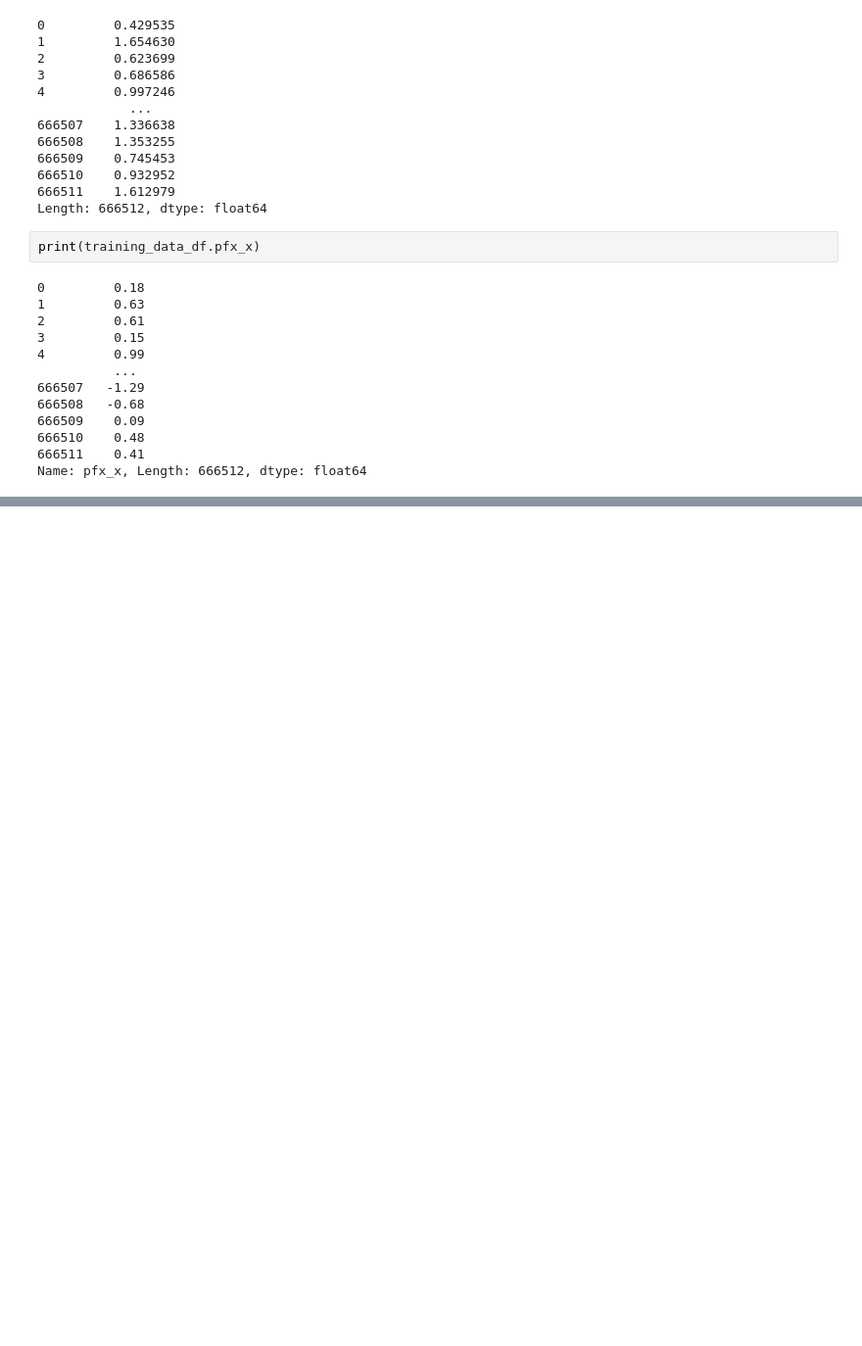
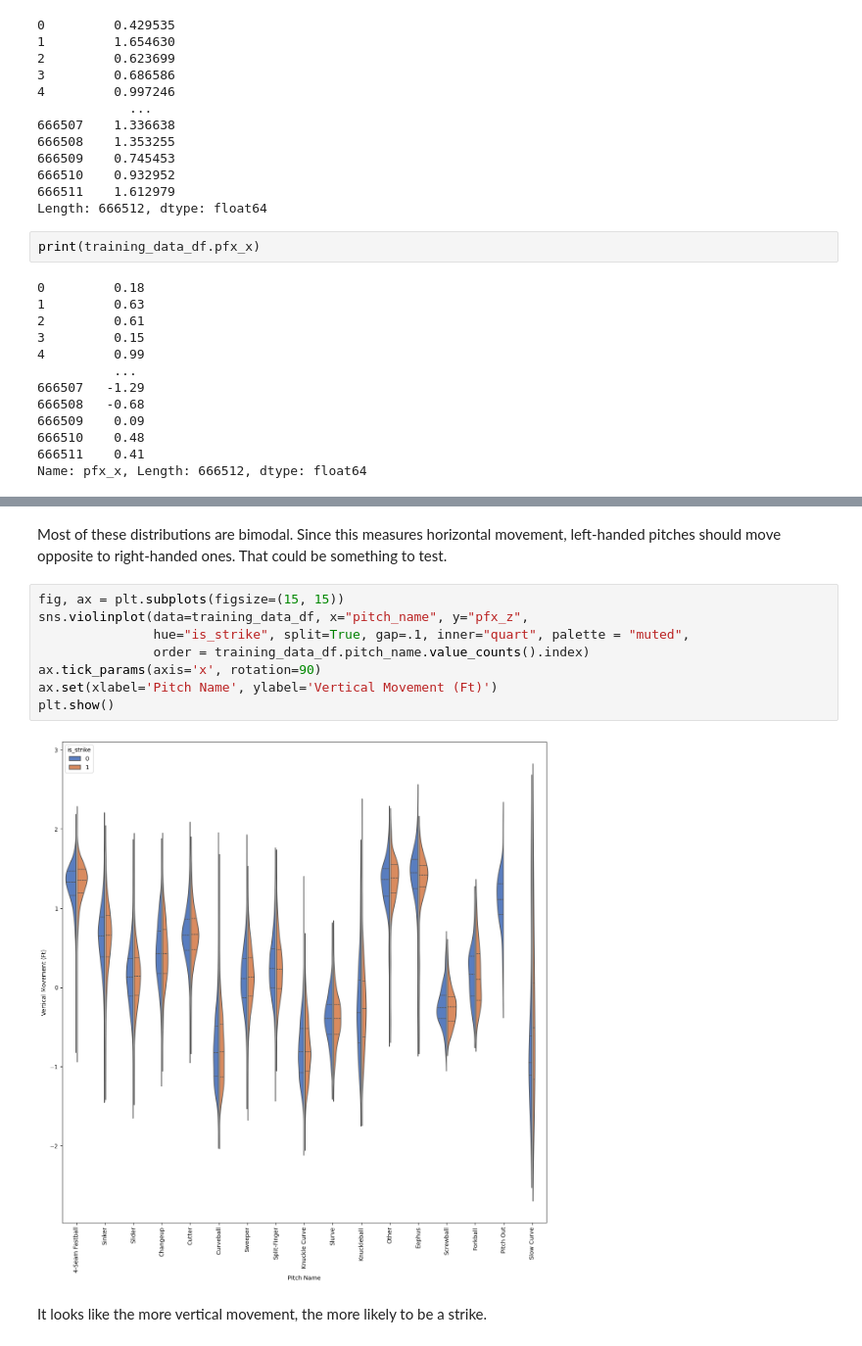
Before and after one commit to OffBayes/Strikeout-Prediction---2024, a Jupyter notebook: Strikeout-EDA.ipynb, the cells around one changed output, grey strips where cells are left out. Shown at 98% size. Saved outputs shown, nothing was run; the diff lists cells and outputs as text; blank space fills up the shorter version.

```diff
--- a/Strikeout-EDA.ipynb
+++ b/Strikeout-EDA.ipynb
@@ -238,0 +249,14 @@ Index(['4-Seam Fastball', 'Sinker', 'Slider', 'Changeup', 'Cutter',
+# %% [markdown]
+Most of these distributions are bimodal. Since this measures horizontal movement, left-handed pitches should move opposite to right-handed ones. That could be something to test.
+# %%
+fig, ax = plt.subplots(figsize=(15, 15))
+sns.violinplot(data=training_data_df, x="pitch_name", y="pfx_z",
+               hue="is_strike", split=True, gap=.1, inner="quart", palette = "muted",
+               order = training_data_df.pitch_name.value_counts().index)
+ax.tick_params(axis='x', rotation=90)
+ax.set(xlabel='Pitch Name', ylabel='Vertical Movement (Ft)')
+plt.show()
+# %% [output]
+[figure, added]
+# %% [markdown]
+It looks like the more vertical movement, the more likely to be a strike.
```
Also changed, not shown: parts of 10 cells of this notebook.
